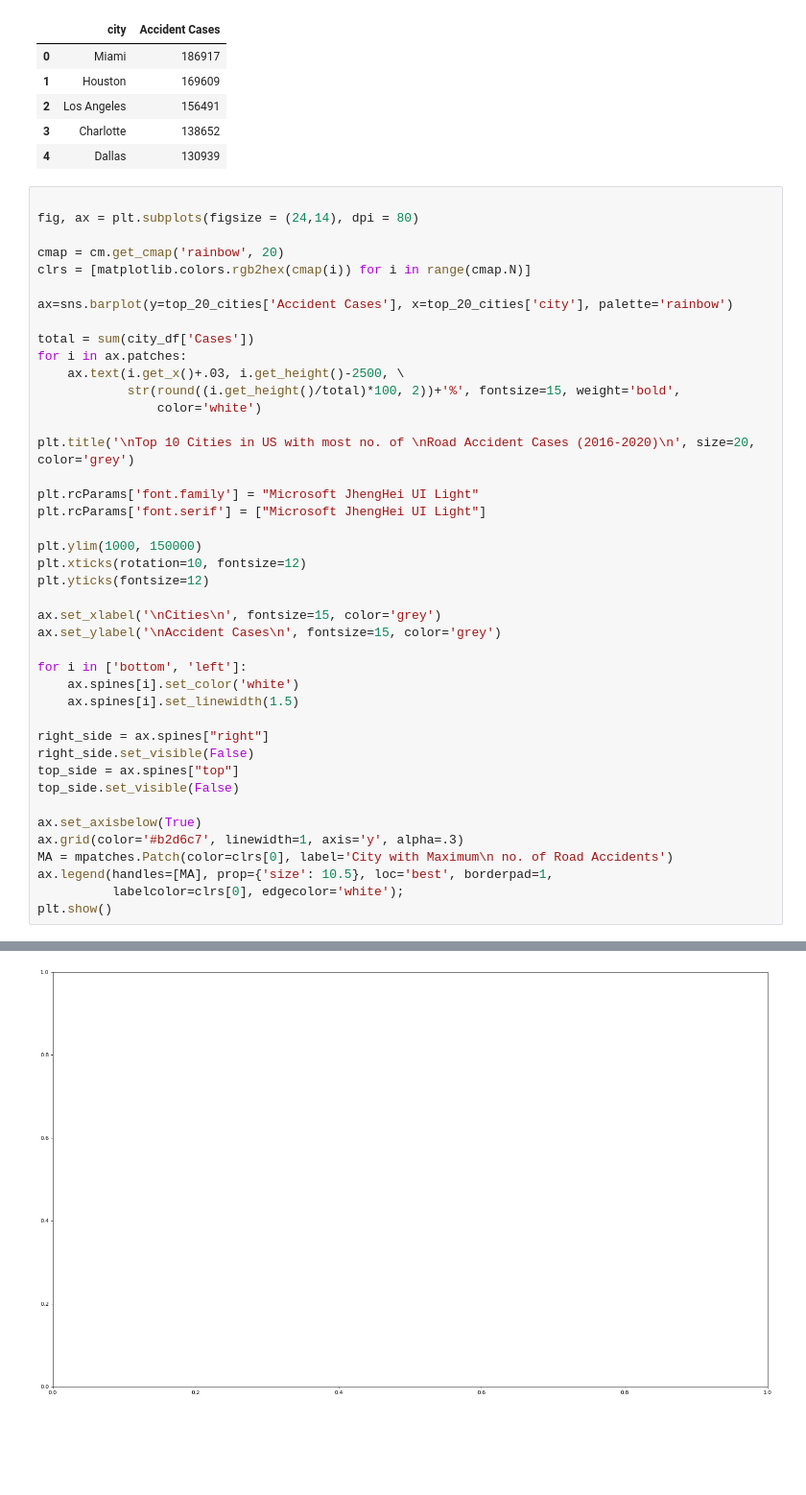
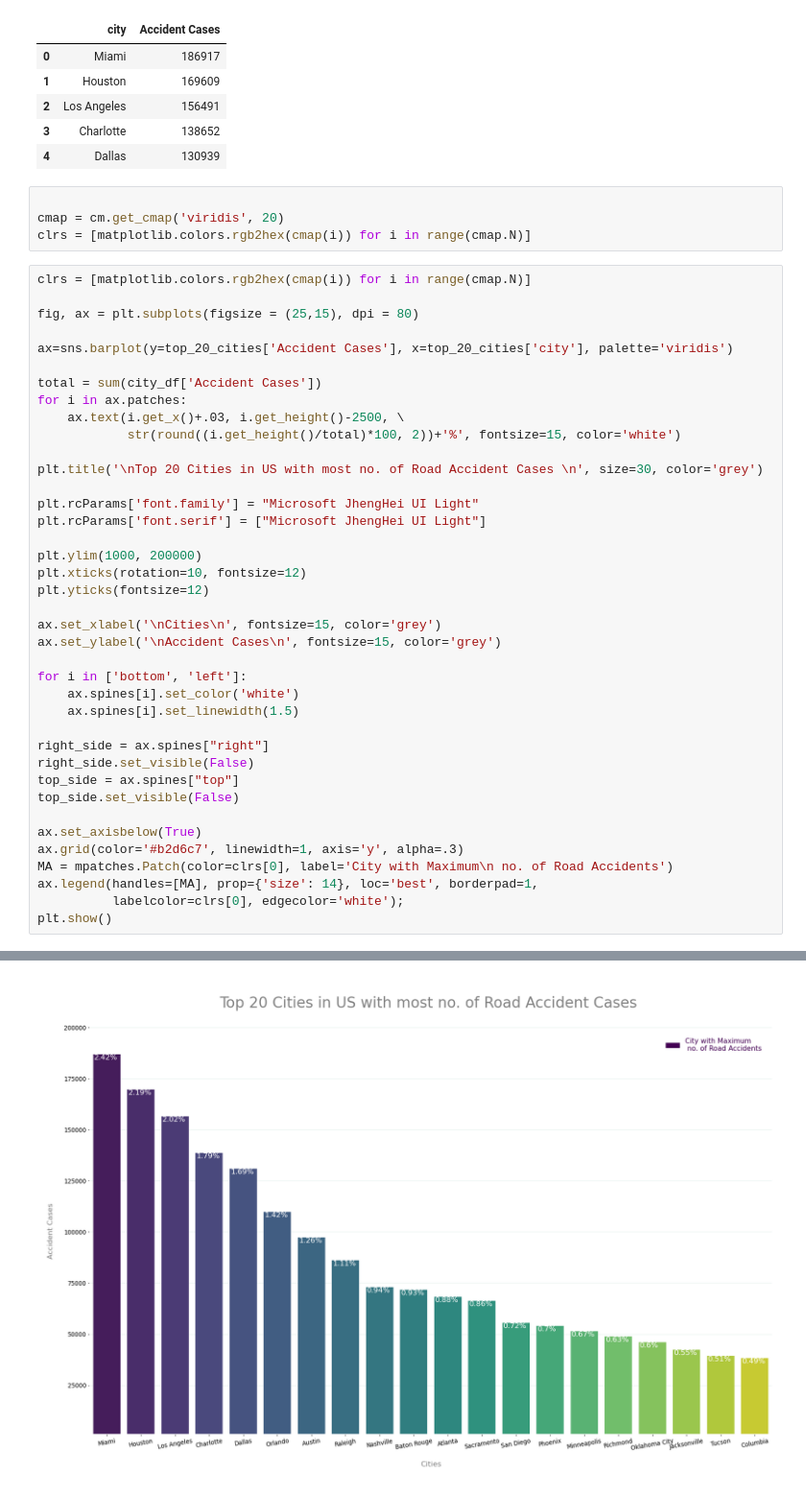
Before and after one commit to humbleOldSage/EDA-for-US-Accident-Data, a Jupyter notebook: us-accident-analysis.ipynb, the cells around one changed output, grey strips where cells are left out. Shown at 96% size. Drawn from its saved outputs; the diff is of its cells as text; blank space fills up the shorter version.

Commit message:
Kaggle Notebook | US ACCIDENT ANALYSIS | Version 2

```diff
--- a/us-accident-analysis.ipynb
+++ b/us-accident-analysis.ipynb
@@ -102,27 +102,28 @@ top_20_cities.head()
 | 2 | Los Angeles | 156491 |
 | 3 | Charlotte | 138652 |
 | 4 | Dallas | 130939 |
+# %%
+
+cmap = cm.get_cmap('viridis', 20)
+clrs = [matplotlib.colors.rgb2hex(cmap(i)) for i in range(cmap.N)]
 # %%
-
-fig, ax = plt.subplots(figsize = (24,14), dpi = 80)
-
-cmap = cm.get_cmap('rainbow', 20)
 clrs = [matplotlib.colors.rgb2hex(cmap(i)) for i in range(cmap.N)]
 
-ax=sns.barplot(y=top_20_cities['Accident Cases'], x=top_20_cities['city'], palette='rainbow')
+fig, ax = plt.subplots(figsize = (25,15), dpi = 80)
 
-total = sum(city_df['Cases'])
+ax=sns.barplot(y=top_20_cities['Accident Cases'], x=top_20_cities['city'], palette='viridis')
+
+total = sum(city_df['Accident Cases'])
 for i in ax.patches:
     ax.text(i.get_x()+.03, i.get_height()-2500, \
-            str(round((i.get_height()/total)*100, 2))+'%', fontsize=15, weight='bold',
-                color='white')
+            str(round((i.get_height()/total)*100, 2))+'%', fontsize=15, color='white')
 
-plt.title('\nTop 10 Cities in US with most no. of \nRoad Accident Cases (2016-2020)\n', size=20, color='grey')
+plt.title('\nTop 20 Cities in US with most no. of Road Accident Cases \n', size=30, color='grey')
 
 plt.rcParams['font.family'] = "Microsoft JhengHei UI Light"
 plt.rcParams['font.serif'] = ["Microsoft JhengHei UI Light"]
 
-plt.ylim(1000, 150000)
+plt.ylim(1000, 200000)
 plt.xticks(rotation=10, fontsize=12)
 plt.yticks(fontsize=12)
 
@@ -141,7 +142,7 @@ top_side.set_visible(False)
 ax.set_axisbelow(True)
 ax.grid(color='#b2d6c7', linewidth=1, axis='y', alpha=.3)
 MA = mpatches.Patch(color=clrs[0], label='City with Maximum\n no. of Road Accidents')
-ax.legend(handles=[MA], prop={'size': 10.5}, loc='best', borderpad=1,
+ax.legend(handles=[MA], prop={'size': 14}, loc='best', borderpad=1,
           labelcolor=clrs[0], edgecolor='white');
 plt.show()
 # %% [output]
@@ -149 +149 @@ KeyError: 'Cases'
-[figure, old version]
+[figure, new version]
```
Also changed, not shown: parts of 1 cell of this notebook.
